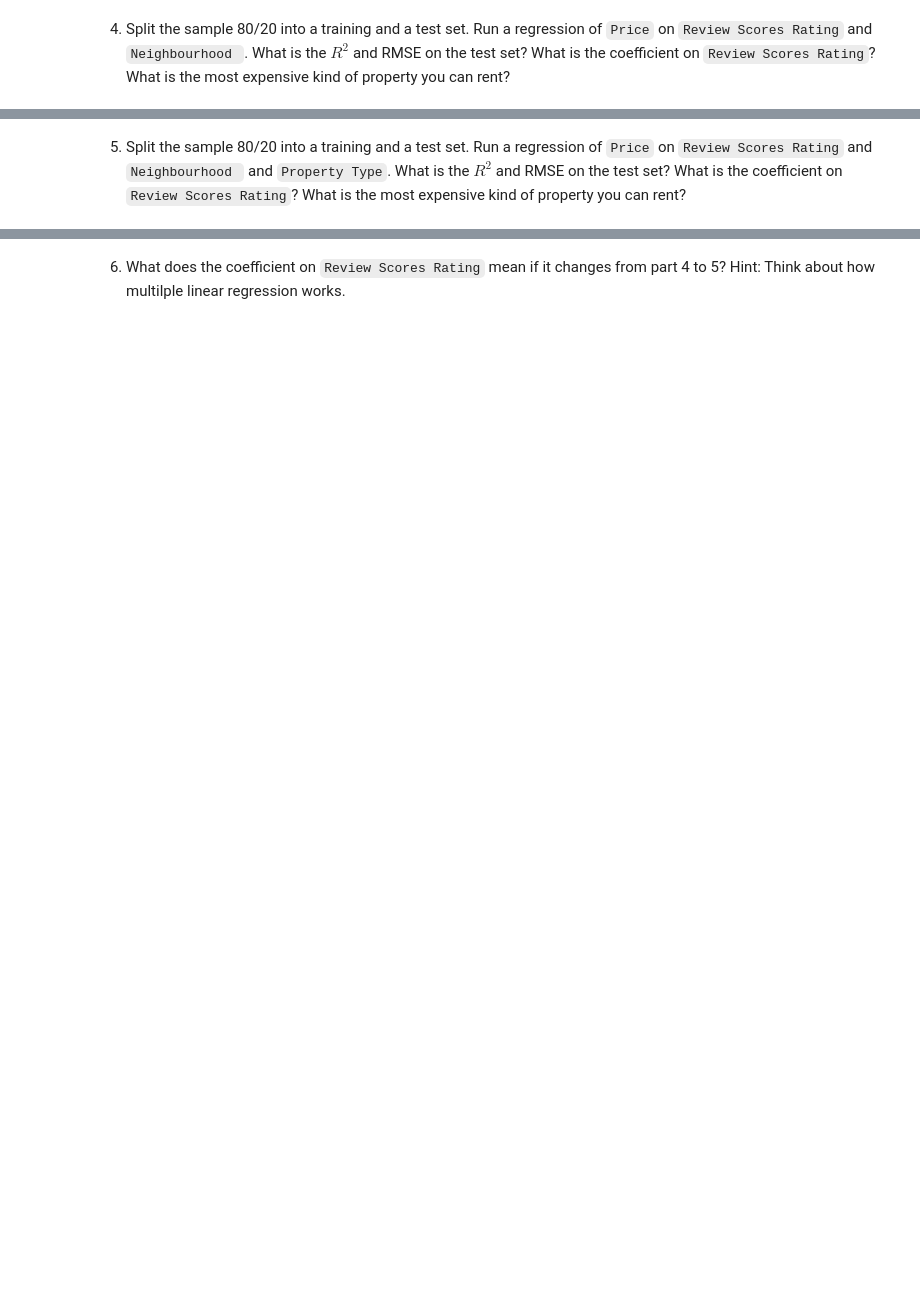
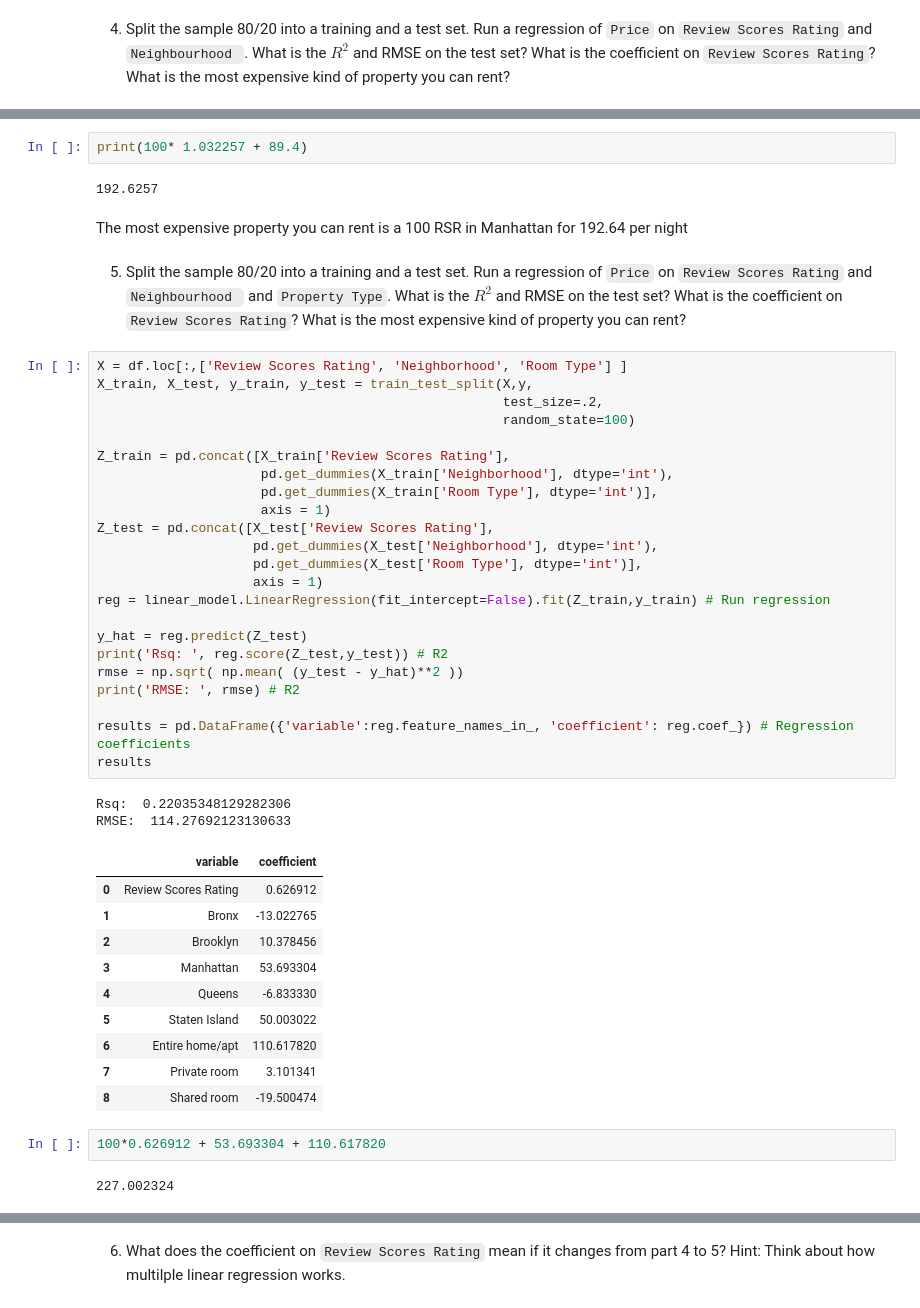
Before and after one commit to ejstew21/linearRegression, a Jupyter notebook: assignment.ipynb, the cells around one changed output, grey strips where cells are left out. Drawn from its saved outputs; the diff is of its cells as text; blank space fills up the shorter version.

```diff
--- a/assignment.ipynb
+++ b/assignment.ipynb
@@ -98,3 +144,49 @@ The more expensive neighborhoods have a higher coefficient.
+# %%
+print(100* 1.032257 + 89.4)
+# %% [output]
+192.6257
+# %% [markdown]
+The most expensive property you can rent is a 100 RSR in Manhattan for 192.64 per night
 # %% [markdown]
 
 5. Split the sample 80/20 into a training and a test set. Run a regression of `Price` on `Review Scores Rating` and `Neighbourhood ` and `Property Type`. What is the $R^2$ and RMSE on the test set? What is the coefficient on `Review Scores Rating`? What is the most expensive kind of property you can rent?
+# %%
+X = df.loc[:,['Review Scores Rating', 'Neighborhood', 'Room Type'] ]
+X_train, X_test, y_train, y_test = train_test_split(X,y,
+                                                    test_size=.2,
+                                                    random_state=100)
+
+Z_train = pd.concat([X_train['Review Scores Rating'],
+                     pd.get_dummies(X_train['Neighborhood'], dtype='int'),
+                     pd.get_dummies(X_train['Room Type'], dtype='int')],
+                     axis = 1)
+Z_test = pd.concat([X_test['Review Scores Rating'],
+                    pd.get_dummies(X_test['Neighborhood'], dtype='int'),
+                    pd.get_dummies(X_test['Room Type'], dtype='int')],
+                    axis = 1)
+reg = linear_model.LinearRegression(fit_intercept=False).fit(Z_train,y_train) # Run regression
+
+y_hat = reg.predict(Z_test)
+print('Rsq: ', reg.score(Z_test,y_test)) # R2
+rmse = np.sqrt( np.mean( (y_test - y_hat)**2 ))
+print('RMSE: ', rmse) # R2
+
+results = pd.DataFrame({'variable':reg.feature_names_in_, 'coefficient': reg.coef_}) # Regression coefficients
+results
+# %% [output]
+Rsq:  0.22035348129282306
+RMSE:  114.27692123130633
+|  | variable | coefficient |
+| 0 | Review Scores Rating | 0.626912 |
+| 1 | Bronx | -13.022765 |
+| 2 | Brooklyn | 10.378456 |
+| 3 | Manhattan | 53.693304 |
+| 4 | Queens | -6.833330 |
+| 5 | Staten Island | 50.003022 |
+| 6 | Entire home/apt | 110.617820 |
+| 7 | Private room | 3.101341 |
+| 8 | Shared room | -19.500474 |
+# %%
+100*0.626912 + 53.693304 + 110.617820
+# %% [output]
+227.002324
```
Also changed, not shown: parts of 7 cells of this notebook.
